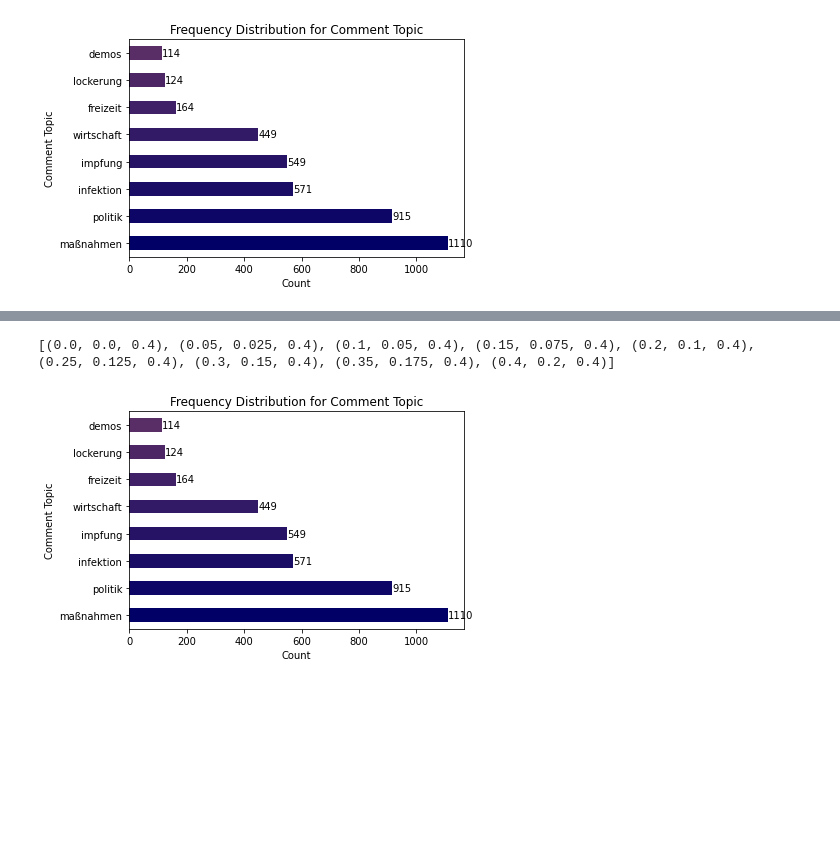
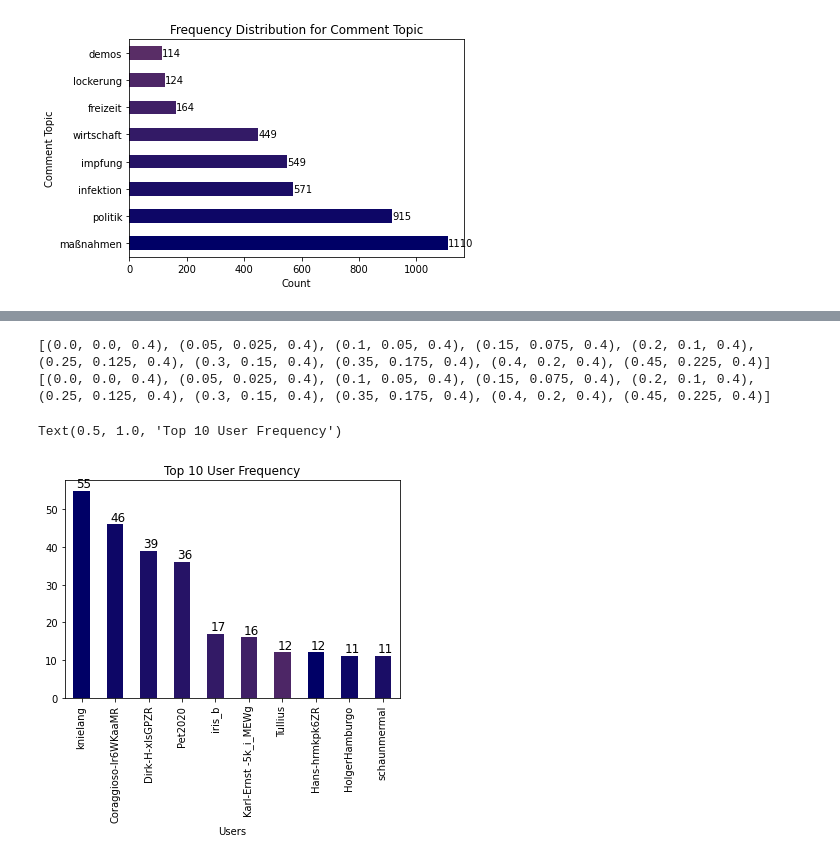
Before and after one commit to KirchnerS/Masterarbeit, a Jupyter notebook: graphs.ipynb, the cells around one changed output, grey strips where cells are left out. Cells and saved outputs as stored; diff of their text form; code cells hidden in the pictures; blank space fills up the shorter version.

```diff
--- a/graphs.ipynb
+++ b/graphs.ipynb
@@ -838,5 +838,27 @@ plt.show()
-# %%
-topic_dataset = pd.read_csv("annotated_data/annotated_data_with_users_and_al_cleaned2check - Kopie.csv", names=["ID", "Date", "Time", "Comment Level", "Username", "Opinion", "Sentiment", "topic_comment", "Topic_article", "comment", "Method"], encoding="ISO8859-1")
-# %% [output]
-[(0.0, 0.0, 0.4), (0.05, 0.025, 0.4), (0.1, 0.05, 0.4), (0.15, 0.075, 0.4), (0.2, 0.1, 0.4), (0.25, 0.125, 0.4), (0.3, 0.15, 0.4), (0.35, 0.175, 0.4), (0.4, 0.2, 0.4)]
-[figure, removed]
+# %%
+# Graph for User Frequency
+from turtle import color
+from unicodedata import name
+import matplotlib.pyplot as plt
+import pandas as pd
+topic_dataset = pd.read_csv("annotated_data/annotated_data_with_users_and_al_cleaned2check - Kopie - Kopie.csv", names=["ID", "Date", "Time", "Comment Level", "Username", "Opinion", "Sentiment", "topic_comment", "Topic_article", "comment", "Method"], encoding="ISO8859-1")
+ax= topic_dataset["Username"].value_counts()[:10].plot(kind="bar", color=my_colors)
+
+my_colors = [(x/20, x/40, 0.4 ) for x in range(len(ax.patches))]
+print(my_colors)
+
+
+
+print(my_colors)
+for bar in ax.patches:
+    ax.annotate(
+        str(bar.get_height()), xy=(bar.get_x() + 0.1, bar.get_height() +1 ),
+        fontsize = 12
+    )
+plt.xlabel("Users")
+plt.title("Top 10 User Frequency")
+# %% [output]
+[(0.0, 0.0, 0.4), (0.05, 0.025, 0.4), (0.1, 0.05, 0.4), (0.15, 0.075, 0.4), (0.2, 0.1, 0.4), (0.25, 0.125, 0.4), (0.3, 0.15, 0.4), (0.35, 0.175, 0.4), (0.4, 0.2, 0.4), (0.45, 0.225, 0.4)]
+[(0.0, 0.0, 0.4), (0.05, 0.025, 0.4), (0.1, 0.05, 0.4), (0.15, 0.075, 0.4), (0.2, 0.1, 0.4), (0.25, 0.125, 0.4), (0.3, 0.15, 0.4), (0.35, 0.175, 0.4), (0.4, 0.2, 0.4), (0.45, 0.225, 0.4)]
+Text(0.5, 1.0, 'Top 10 User Frequency')
+[figure, added]
```
Also changed, not shown: parts of 6 cells of this notebook, 4 other files.
